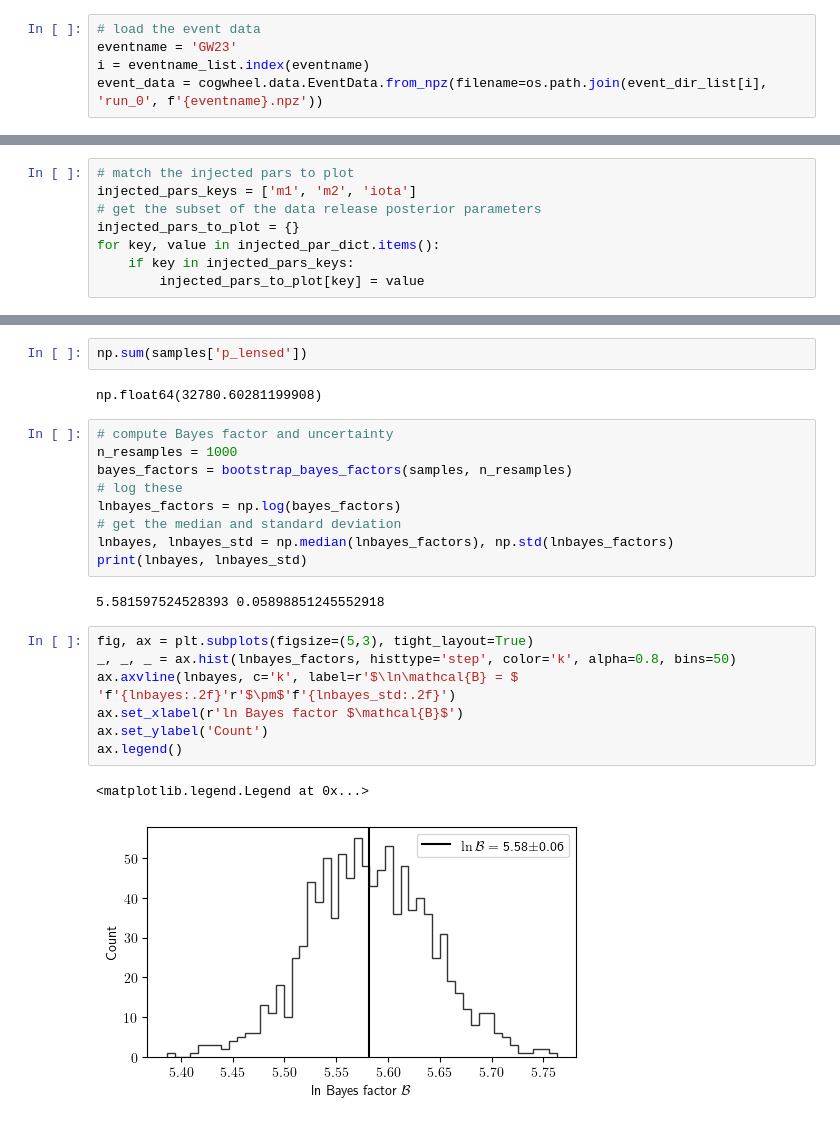
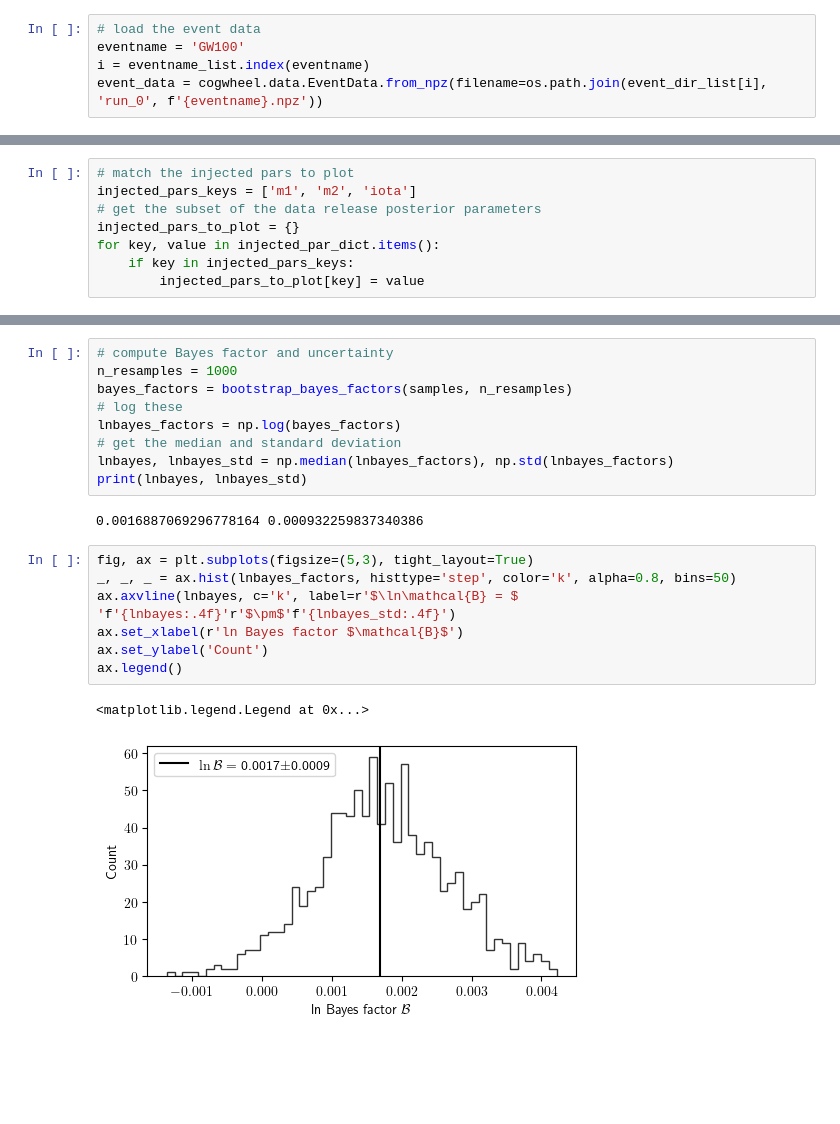
Before and after one commit to abbyw24/gw-parameter-estimation, a Jupyter notebook: notebooks/injections.ipynb, the cells around one changed output, grey strips where cells are left out. Cells and saved outputs as stored; diff of their text form; blank space fills up the shorter version.

```diff
--- a/notebooks/injections.ipynb
+++ b/notebooks/injections.ipynb
@@ -60,6 +70,6 @@ eventname_list
 # %%
 # load the event data
-eventname = 'GW23'
+eventname = 'GW100'
 i = eventname_list.index(eventname)
 event_data = cogwheel.data.EventData.from_npz(filename=os.path.join(event_dir_list[i], 'run_0', f'{eventname}.npz'))
 # %%
@@ -143,7 +154,3 @@ corner_plot.scatter_points(injected_pars_to_plot, colors=['#FF5C5C'], s=150,
-# %%
-np.sum(samples['p_lensed'])
-# %% [output]
-np.float64(32780.60281199908)
 # %%
 # compute Bayes factor and uncertainty
 n_resamples = 1000
@@ -154,14 +161,14 @@ lnbayes_factors = np.log(bayes_factors)
 lnbayes, lnbayes_std = np.median(lnbayes_factors), np.std(lnbayes_factors)
 print(lnbayes, lnbayes_std)
 # %% [output]
-5.581597524528393 0.05898851245552918
+0.0016887069296778164 0.000932259837340386
 # %%
 fig, ax = plt.subplots(figsize=(5,3), tight_layout=True)
 _, _, _ = ax.hist(lnbayes_factors, histtype='step', color='k', alpha=0.8, bins=50)
-ax.axvline(lnbayes, c='k', label=r'$\ln\mathcal{B} = $ 'f'{lnbayes:.2f}'r'$\pm$'f'{lnbayes_std:.2f}')
+ax.axvline(lnbayes, c='k', label=r'$\ln\mathcal{B} = $ 'f'{lnbayes:.4f}'r'$\pm$'f'{lnbayes_std:.4f}')
 ax.set_xlabel(r'ln Bayes factor $\mathcal{B}$')
 ax.set_ylabel('Count')
 ax.legend()
 # %% [output]
 <matplotlib.legend.Legend at 0x...>
-[figure, old version]
+[figure, new version]
```
Also changed, not shown: parts of 8 cells of this notebook, 4 other files.
